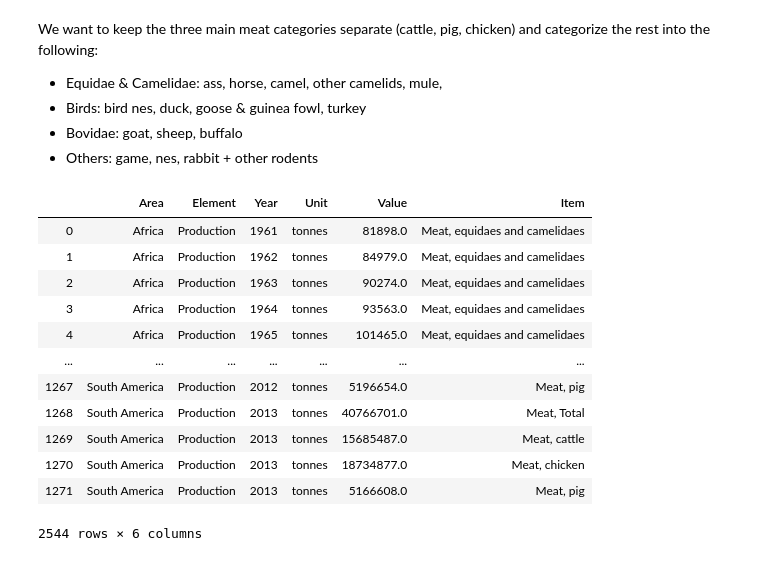
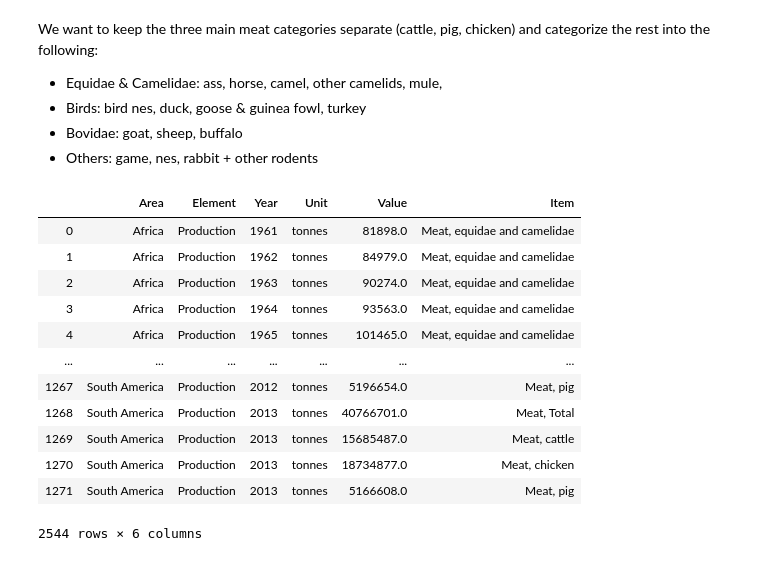
Before and after one commit to theodorhusefest/ADA-2019-project1-sovellettu-tiedon-analysoint, a Jupyter notebook: livestock_cleaning.ipynb, the cells around one changed output. Drawn from its saved outputs; the diff is of its cells as text; code cells hidden in the pictures.

```diff
--- a/livestock_cleaning.ipynb
+++ b/livestock_cleaning.ipynb
@@ -234,39 +234,39 @@ We want to keep the three main meat categories separate (cattle, pig, chicken) a
 # %%
 main = ['Meat, pig', 'Meat, cattle', 'Meat, chicken', 'Meat, Total']
 equidae_camelidae = ['Meat, ass', 'Meat, horse', 'Meat, camel', 'Meat, other camelids', 'Meat, mule']
 bovidae = ['Meat, goat', 'Meat, sheep']
 birds = ['Meat, bird nes', 'Meat, duck', 'Meat, goose and guinea fowl', 'Meat, turkey', 'Meat, buffalo']
 others = ['Meat, rabbit', 'Meat, other rodents', 'Meat, game', 'Meat, nes']
 
 meat_equidae_camelidae = meat_wanted[meat_wanted.Item.isin(equidae_camelidae)]
 prod_equidae_camelidae = meat_equidae_camelidae.groupby(['Area','Element','Year','Unit']).agg({'Value':'sum'}).reset_index()
-prod_equidae_camelidae['Item'] = 'Meat, equidaes and camelidaes'
+prod_equidae_camelidae['Item'] = 'Meat, equidae and camelidae'
 
 meat_bovidae = meat_wanted[meat_wanted.Item.isin(bovidae)]
 prod_bovidae = meat_bovidae.groupby(['Area','Element','Year','Unit']).agg({'Value':'sum'}).reset_index()
-prod_bovidae['Item'] = 'Meat, bovidaes'
+prod_bovidae['Item'] = 'Meat, bovidae'
 
 meat_birds = meat_wanted[meat_wanted.Item.isin(birds)]
 prod_birds = meat_birds.groupby(['Area','Element','Year','Unit']).agg({'Value':'sum'}).reset_index()
-prod_birds['Item'] = 'Meat, birds excl chicken'
+prod_birds['Item'] = 'Meat, bird excl chicken'
 
 meat_others = meat_wanted[meat_wanted.Item.isin(others)]
 prod_others = meat_others.groupby(['Area','Element','Year','Unit']).agg({'Value':'sum'}).reset_index()
-prod_others['Item'] = 'Meat, others'
+prod_others['Item'] = 'Meat, other'
 
 meat_main = meat_wanted[meat_wanted.Item.isin(main)]
 prod_main = meat_main.groupby(['Area','Element','Year','Unit','Item']).agg({'Value':'sum'}).reset_index()
 prod_main = prod_main[['Area','Element','Year','Unit','Value','Item']]
 
 meat_categorized = pd.concat([prod_equidae_camelidae, prod_bovidae, prod_birds, prod_others, prod_main], axis=0)
 meat_categorized
 # %% [output]
 |  | Area | Element | Year | Unit | Value | Item |
-| 0 | Africa | Production | 1961 | tonnes | 81898.0 | Meat, equidaes and camelidaes |
-| 1 | Africa | Production | 1962 | tonnes | 84979.0 | Meat, equidaes and camelidaes |
-| 2 | Africa | Production | 1963 | tonnes | 90274.0 | Meat, equidaes and camelidaes |
-| 3 | Africa | Production | 1964 | tonnes | 93563.0 | Meat, equidaes and camelidaes |
-| 4 | Africa | Production | 1965 | tonnes | 101465.0 | Meat, equidaes and camelidaes |
+| 0 | Africa | Production | 1961 | tonnes | 81898.0 | Meat, equidae and camelidae |
+| 1 | Africa | Production | 1962 | tonnes | 84979.0 | Meat, equidae and camelidae |
+| 2 | Africa | Production | 1963 | tonnes | 90274.0 | Meat, equidae and camelidae |
+| 3 | Africa | Production | 1964 | tonnes | 93563.0 | Meat, equidae and camelidae |
+| 4 | Africa | Production | 1965 | tonnes | 101465.0 | Meat, equidae and camelidae |
 | ... | ... | ... | ... | ... | ... | ... |
 | 1267 | South America | Production | 2012 | tonnes | 5196654.0 | Meat, pig |
 | 1268 | South America | Production | 2013 | tonnes | 40766701.0 | Meat, Total |
```
Also changed, not shown: 2 other files.
